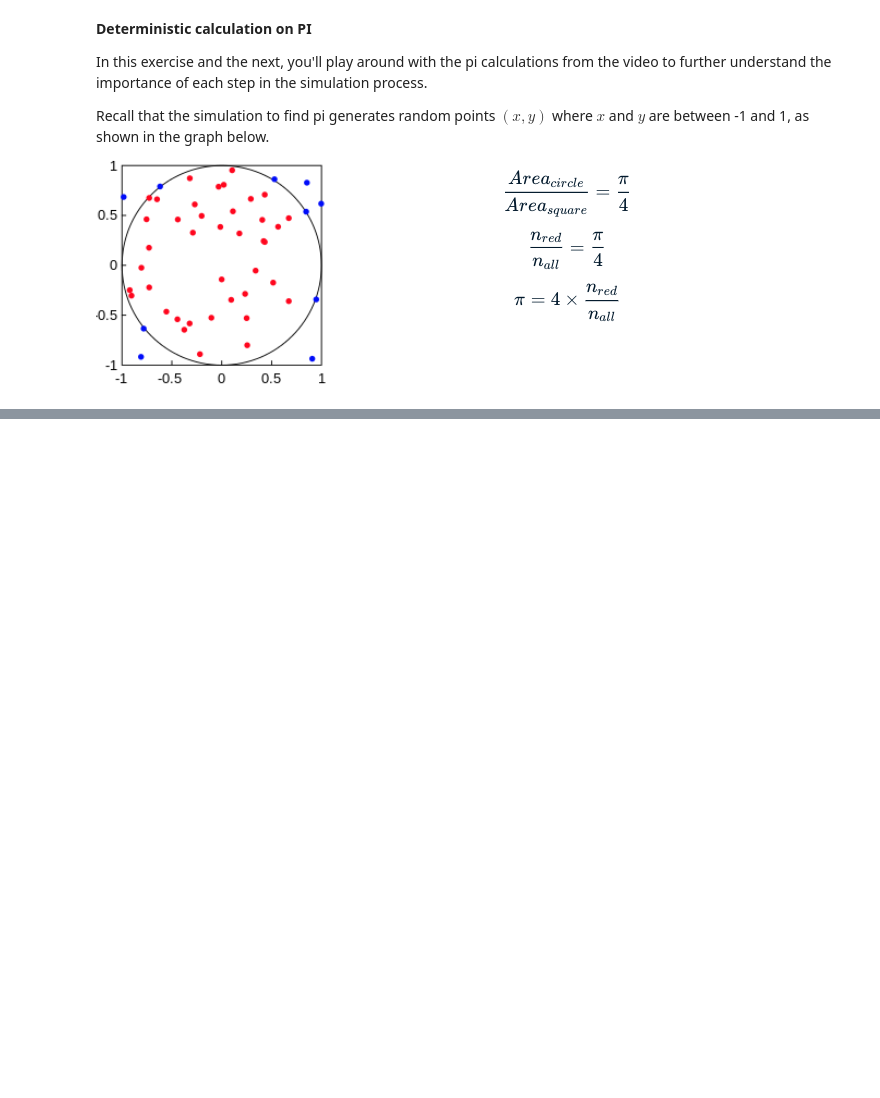
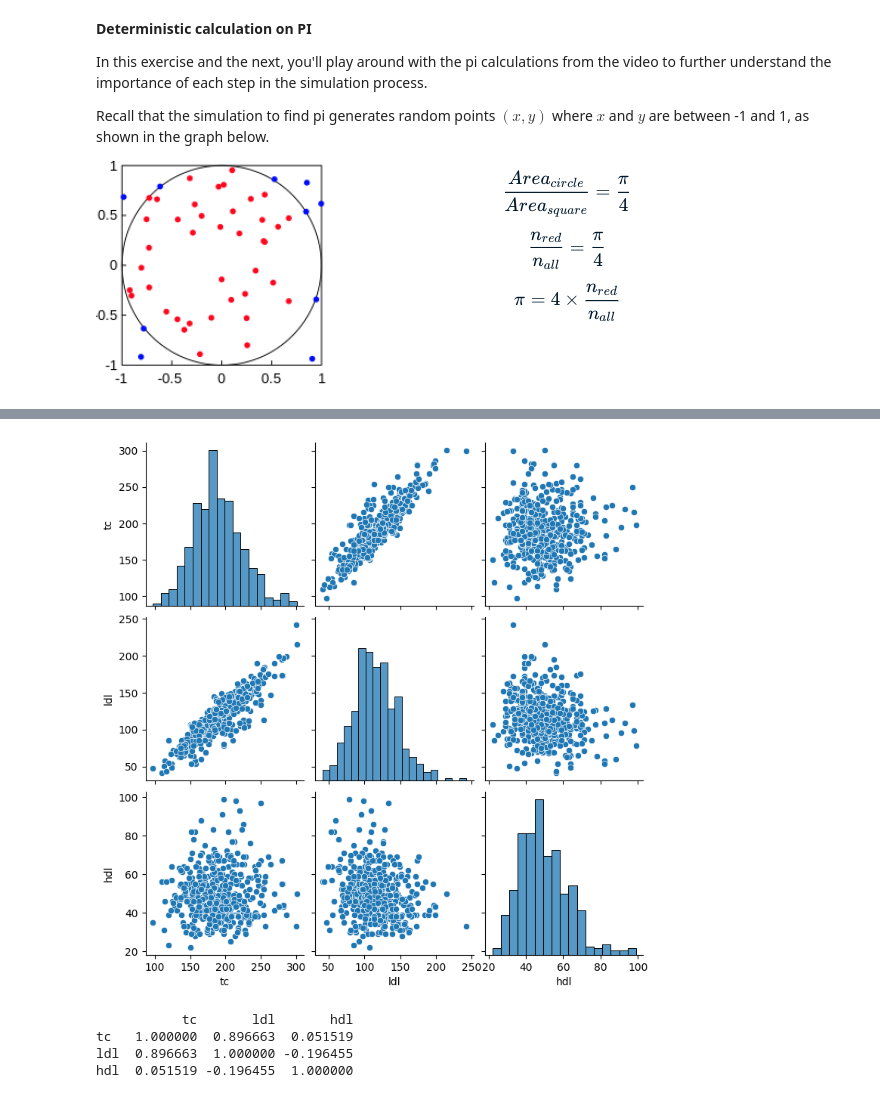
Before and after one commit to tongxizh/SLM_Credit_Risk, a Jupyter notebook: Monte Carlo Simulation Example and Code.ipynb, the cells around one changed output, grey strips where cells are left out. Saved outputs shown, nothing was run; the diff lists cells and outputs as text; code cells hidden in the pictures; blank space fills up the shorter version.

```diff
--- a/Monte Carlo Simulation Example and Code.ipynb
+++ b/Monte Carlo Simulation Example and Code.ipynb
@@ -118,0 +302,2 @@ print(pi)
+# %%
+dia = pd.read_csv(r"D:\Python_Jupyter\diabetes.csv")
@@ -118,0 +321,13 @@ print(pi)
+# %%
+# Create a pairplot of tc, ldl, and hdl
+sns.pairplot(dia[["tc","ldl","hdl"]])
+plt.show()
+
+# Calculate correlation coefficients
+print(dia[["tc","ldl","hdl"]].corr())
+# %% [output]
+[figure, added]
+           tc       ldl       hdl
+tc   1.000000  0.896663  0.051519
+ldl  0.896663  1.000000 -0.196455
+hdl  0.051519 -0.196455  1.000000
```
Also changed, not shown: parts of 67 cells of this notebook.
